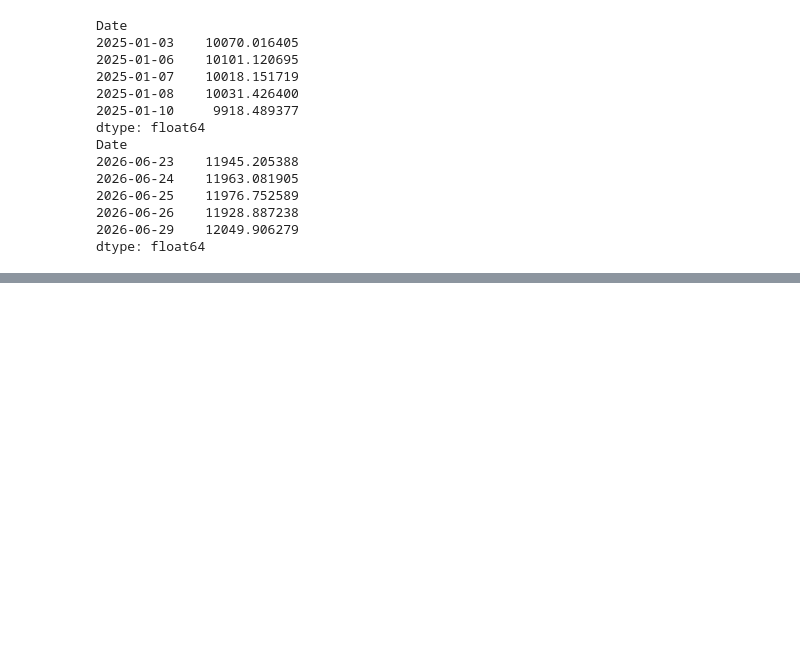
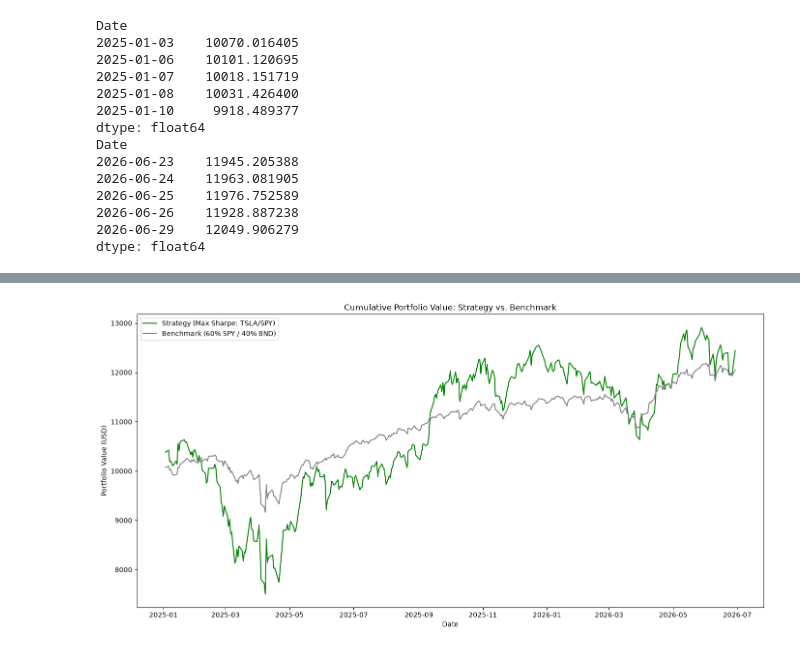
Before and after one commit to Redeat-Birhane/portfolio-optimization, a Jupyter notebook: notebooks/5.0-backtesting.ipynb, the cells around one changed output, grey strips where cells are left out. Drawn from its saved outputs; the diff is of its cells as text; code cells hidden in the pictures; blank space fills up the shorter version.

Commit message:
feat: visualize cumulative returns comparison between strategy and benchmark

```diff
--- a/notebooks/5.0-backtesting.ipynb
+++ b/notebooks/5.0-backtesting.ipynb
@@ -137,0 +144,15 @@ dtype: float64
+# %%
+try:
+    plt.figure(figsize=(14, 7))
+    plt.plot(strategy_value.index, strategy_value.values, label='Strategy (Max Sharpe: TSLA/SPY)', color='green')
+    plt.plot(benchmark_value.index, benchmark_value.values, label='Benchmark (60% SPY / 40% BND)', color='gray')
+    plt.title('Cumulative Portfolio Value: Strategy vs. Benchmark')
+    plt.xlabel('Date')
+    plt.ylabel('Portfolio Value (USD)')
+    plt.legend()
+    plt.tight_layout()
+    plt.show()
+except Exception as e:
+    print(f"Error plotting cumulative returns comparison: {e}")
+# %% [output]
+[figure, added]
```
Also changed, not shown: parts of 1 cell of this notebook.
